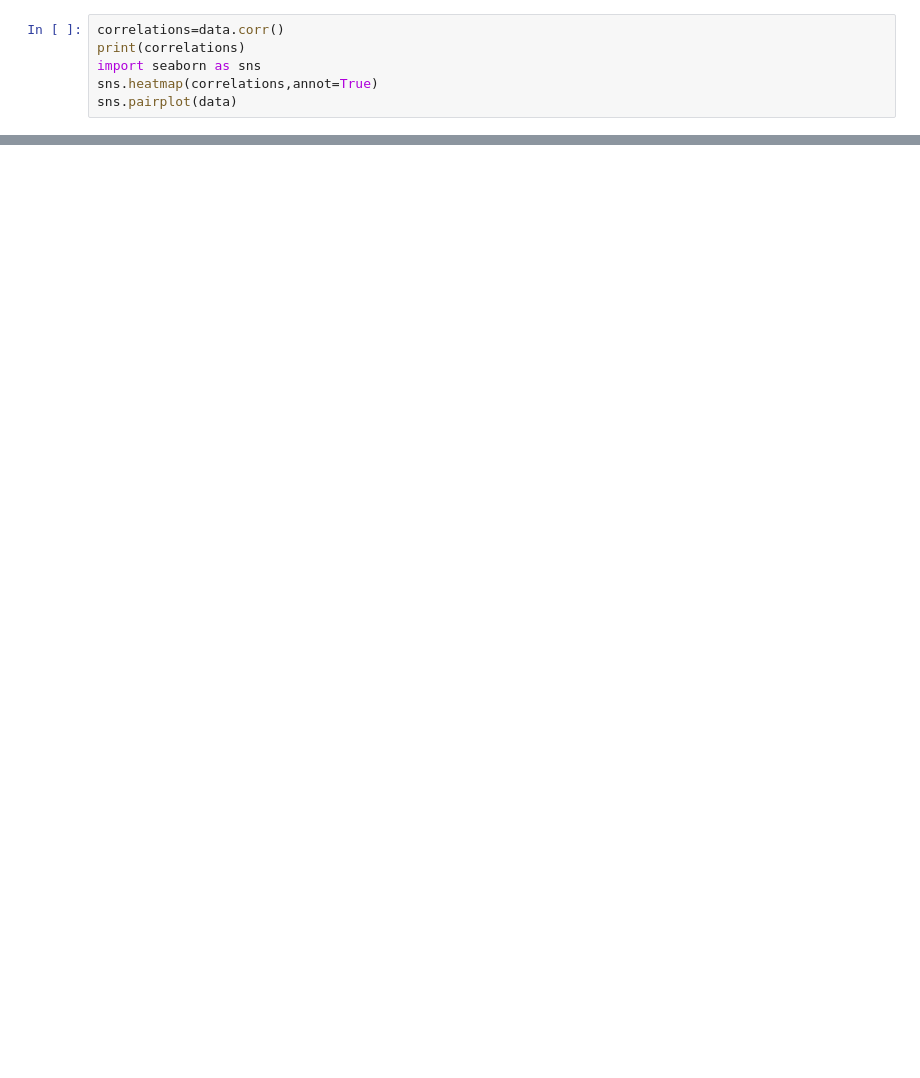
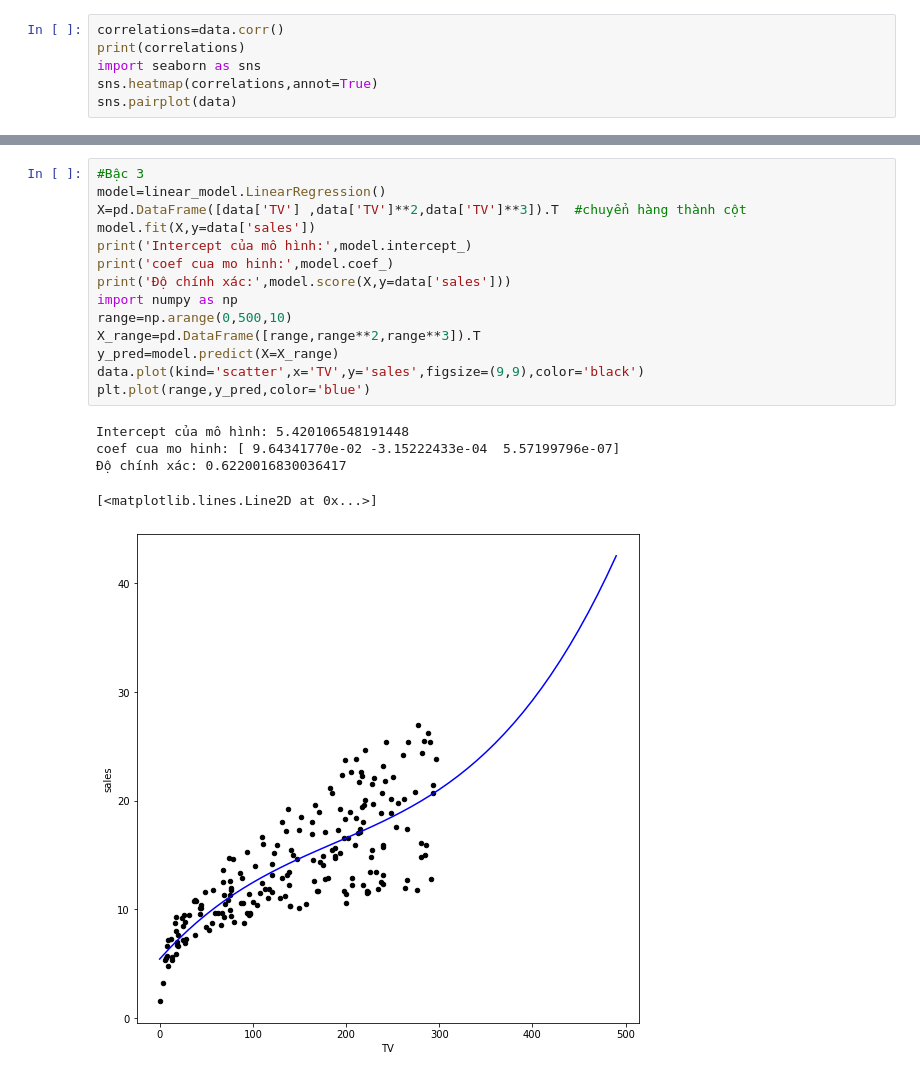
Before and after one commit to Alex-Hoang666/AI, a Jupyter notebook: AI_W7_17_03_23(Advertising).ipynb, the cells around one changed output, grey strips where cells are left out. Cells and saved outputs as stored; diff of their text form; blank space fills up the shorter version.

```diff
--- a/AI_W7_17_03_23(Advertising).ipynb
+++ b/AI_W7_17_03_23(Advertising).ipynb
@@ -41,3 +54,23 @@ plt.plot(range,y_pred,color='blue')
+# %%
+#Bậc 3
+model=linear_model.LinearRegression()
+X=pd.DataFrame([data['TV'] ,data['TV']**2,data['TV']**3]).T  #chuyển hàng thành cột
+model.fit(X,y=data['sales'])
+print('Intercept của mô hình:',model.intercept_)
+print('coef cua mo hinh:',model.coef_)
+print('Độ chính xác:',model.score(X,y=data['sales']))
+import numpy as np
+range=np.arange(0,500,10)
+X_range=pd.DataFrame([range,range**2,range**3]).T
+y_pred=model.predict(X=X_range)
+data.plot(kind='scatter',x='TV',y='sales',figsize=(9,9),color='black')
+plt.plot(range,y_pred,color='blue')
+# %% [output]
+Intercept của mô hình: 5.420106548191448
+coef cua mo hinh: [ 9.64341770e-02 -3.15222433e-04  5.57199796e-07]
+Độ chính xác: 0.6220016830036417
+[<matplotlib.lines.Line2D at 0x...>]
+[figure, added]
 # %%
 #2 biến
 model=linear_model.LinearRegression()
```
Also changed, not shown: parts of 5 cells of this notebook.
